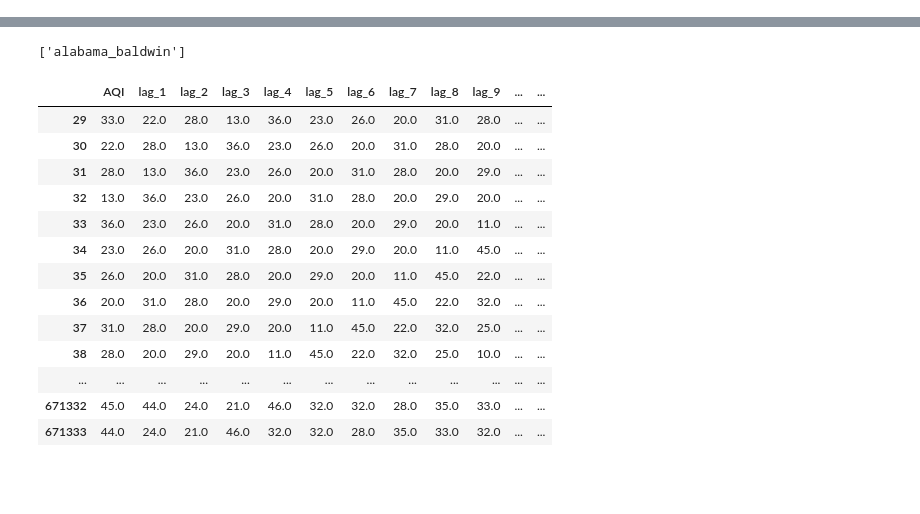
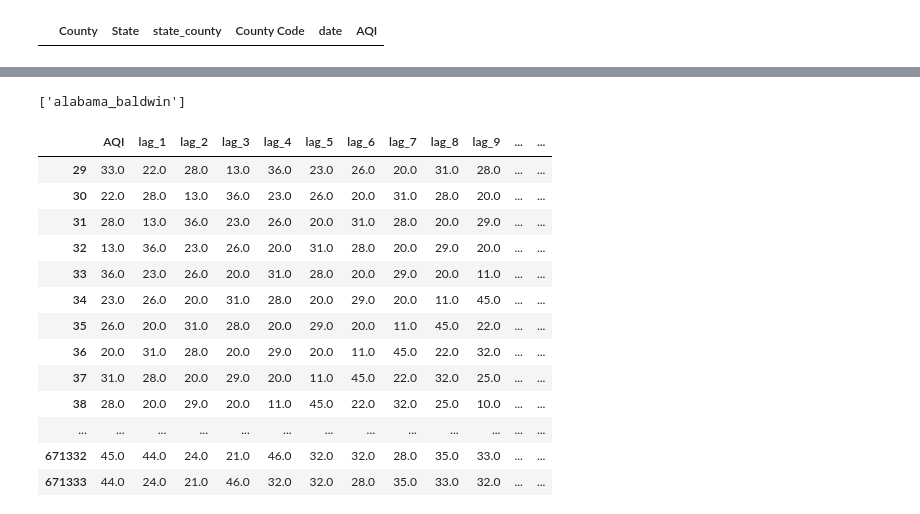
Before and after one commit to nghitrampham/CSE583_FinalProject, a Jupyter notebook: air_pollution_death_rate_related/Scripts/Air_Pollution/Untitled.ipynb, the cells around one changed output, grey strips where cells are left out. Cells and saved outputs as stored; diff of their text form; code cells hidden in the pictures; blank space fills up the shorter version.

Commit message:
update predict_AQI

```diff
--- a/air_pollution_death_rate_related/Scripts/Air_Pollution/Untitled.ipynb
+++ b/air_pollution_death_rate_related/Scripts/Air_Pollution/Untitled.ipynb
@@ -22,0 +30,5 @@ if __name__ == '__main__':
+# %%
+f = pd.read_csv("predicted_AQI2019-03-12.csv")
+f
+# %% [output]
+|  | County | State | state_county | County Code | date | AQI |
```
Also changed, not shown: parts of 3 cells of this notebook, 45 other files.
